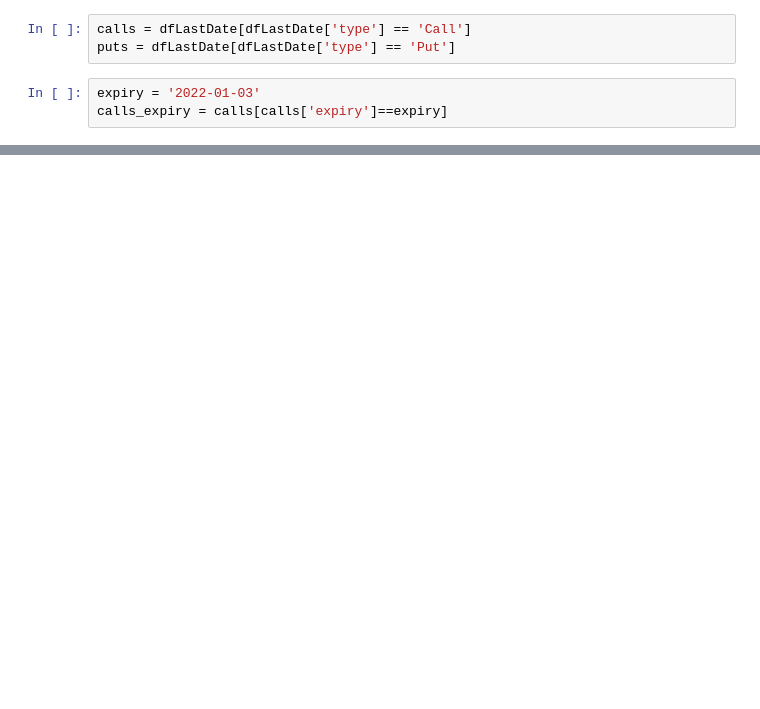
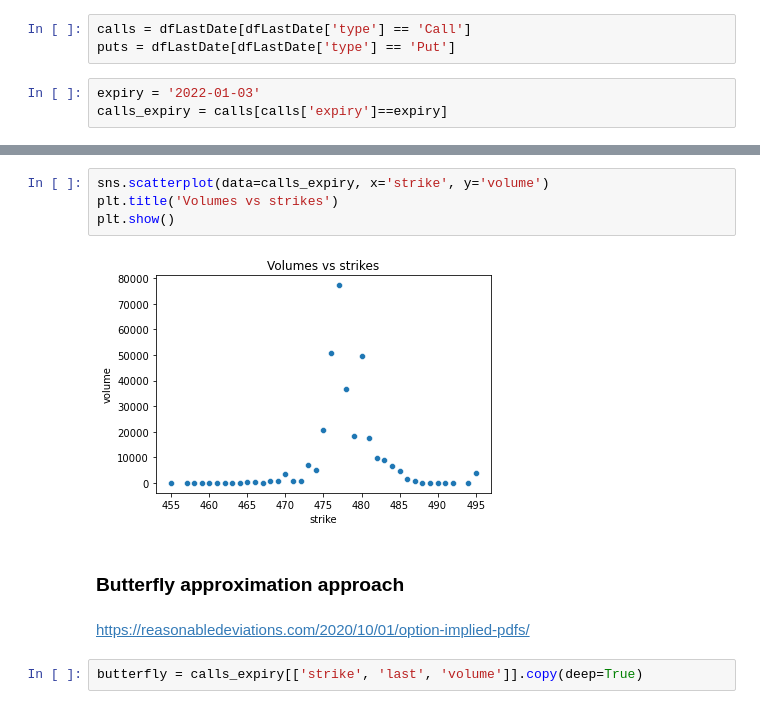
Before and after one commit to pmnry/VolSurf, a Jupyter notebook: VolatilitySurface.ipynb, the cells around one changed output, grey strips where cells are left out. Cells and saved outputs as stored; diff of their text form; blank space fills up the shorter version.

```diff
--- a/VolatilitySurface.ipynb
+++ b/VolatilitySurface.ipynb
@@ -94,0 +99,12 @@ sns.lineplot(data=calls_expiry, x='strike', y='iv')
+# %%
+sns.scatterplot(data=calls_expiry, x='strike', y='volume')
+plt.title('Volumes vs strikes')
+plt.show()
+# %% [output]
+[figure, added]
+# %% [markdown]
+### Butterfly approximation approach
+# %% [markdown]
+https://reasonabledeviations.com/2020/10/01/option-implied-pdfs/
+# %%
+butterfly = calls_expiry[['strike', 'last', 'volume']].copy(deep=True)
```
Also changed, not shown: parts of 7 cells of this notebook.
